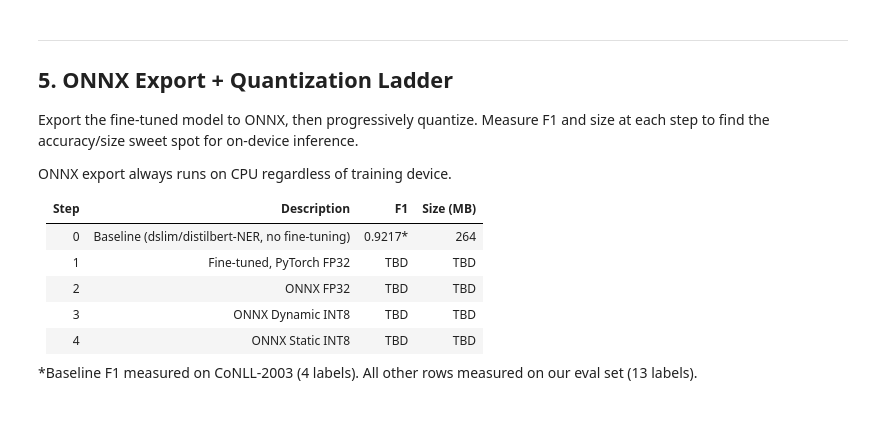
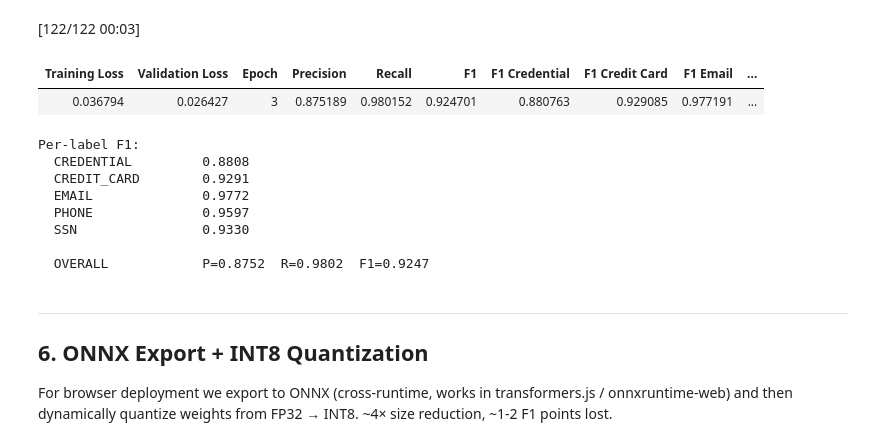
Before and after one commit to Clearform-Labs/Redact, a Jupyter notebook: notebooks/redact_v2.ipynb, the cells around one changed output. Saved outputs shown, nothing was run; the diff lists cells and outputs as text; code cells hidden in the pictures; blank space fills up the shorter version.

```diff
--- a/notebooks/redact_v2.ipynb
+++ b/notebooks/redact_v2.ipynb
@@ -519,11 +296,0 @@ print(f"Train: {len(train_raw)}, Eval: {len(eval_raw)}")
-# %%
-# Convert to HuggingFace Dataset format after loading
-synthetic_train = Dataset.from_list([spans_to_bio(e) for e in train_raw])
-synthetic_eval  = Dataset.from_list([spans_to_bio(e) for e in eval_raw])
-print(f"Synthetic train: {len(synthetic_train)}, eval: {len(synthetic_eval)}")
-
-# Quick label coverage check — make sure extended labels appear
-from collections import Counter
-counts = Counter(ID2LABEL[t] for ex in synthetic_train for t in ex["ner_tags"] if t != 0)
-for label, n in counts.most_common():
-    print(f"  {label:30s} {n:5,}")
@@ -705,19 +631,30 @@ trainer.train()
+# %%
+# Make sure model is on accelerator (ONNX export later moves it to CPU)
+model.to(DEVICE)
+eval_metrics = trainer.evaluate()
+
+print("Per-label F1:")
+for k, v in sorted(eval_metrics.items()):
+    if k.startswith("eval_f1_") and k != "eval_f1":
+        label = k.replace("eval_f1_", "")
+        print(f"  {label:18s} {v:.4f}")
+print()
+print(f"  {'OVERALL':18s} P={eval_metrics['eval_precision']:.4f}  R={eval_metrics['eval_recall']:.4f}  F1={eval_metrics['eval_f1']:.4f}")
+# %% [output]
+[122/122 00:03]
+| Training Loss | Validation Loss | Epoch | Precision | Recall | F1 | F1 Credential | F1 Credit Card | F1 Email | ... |
+| 0.036794 | 0.026427 | 3 | 0.875189 | 0.980152 | 0.924701 | 0.880763 | 0.929085 | 0.977191 | ... |
+Per-label F1:
+  CREDENTIAL         0.8808
+  CREDIT_CARD        0.9291
+  EMAIL              0.9772
+  PHONE              0.9597
+  SSN                0.9330
+
+  OVERALL            P=0.8752  R=0.9802  F1=0.9247
 # %% [markdown]
 ---
-## 5. ONNX Export + Quantization Ladder
+## 6. ONNX Export + INT8 Quantization
 
-Export the fine-tuned model to ONNX, then progressively quantize.
-Measure F1 and size at each step to find the accuracy/size sweet spot for on-device inference.
-
-ONNX export always runs on CPU regardless of training device.
-
-| Step | Description | F1 | Size (MB) |
-|------|-------------|----|-----------|
-| 0 | Baseline (dslim/distilbert-NER, no fine-tuning) | 0.9217* | 264 |
-| 1 | Fine-tuned, PyTorch FP32 | TBD | TBD |
-| 2 | ONNX FP32 | TBD | TBD |
-| 3 | ONNX Dynamic INT8 | TBD | TBD |
-| 4 | ONNX Static INT8 | TBD | TBD |
-
-*Baseline F1 measured on CoNLL-2003 (4 labels). All other rows measured on our eval set (13 labels).
+For browser deployment we export to ONNX (cross-runtime, works in transformers.js / onnxruntime-web) and then dynamically quantize weights from FP32 → INT8. ~4× size reduction, ~1-2 F1 points lost.
 # %%
```
Also changed, not shown: parts of 33 cells of this notebook, 5 other files.
